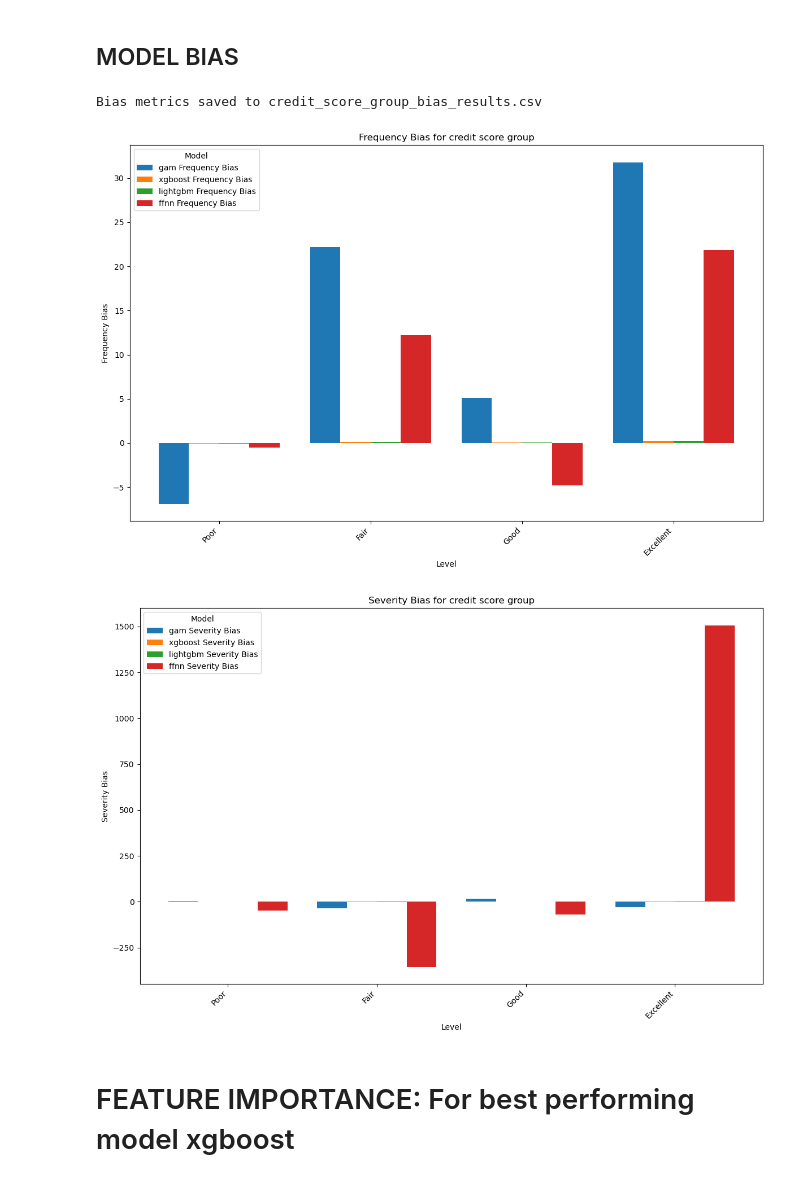
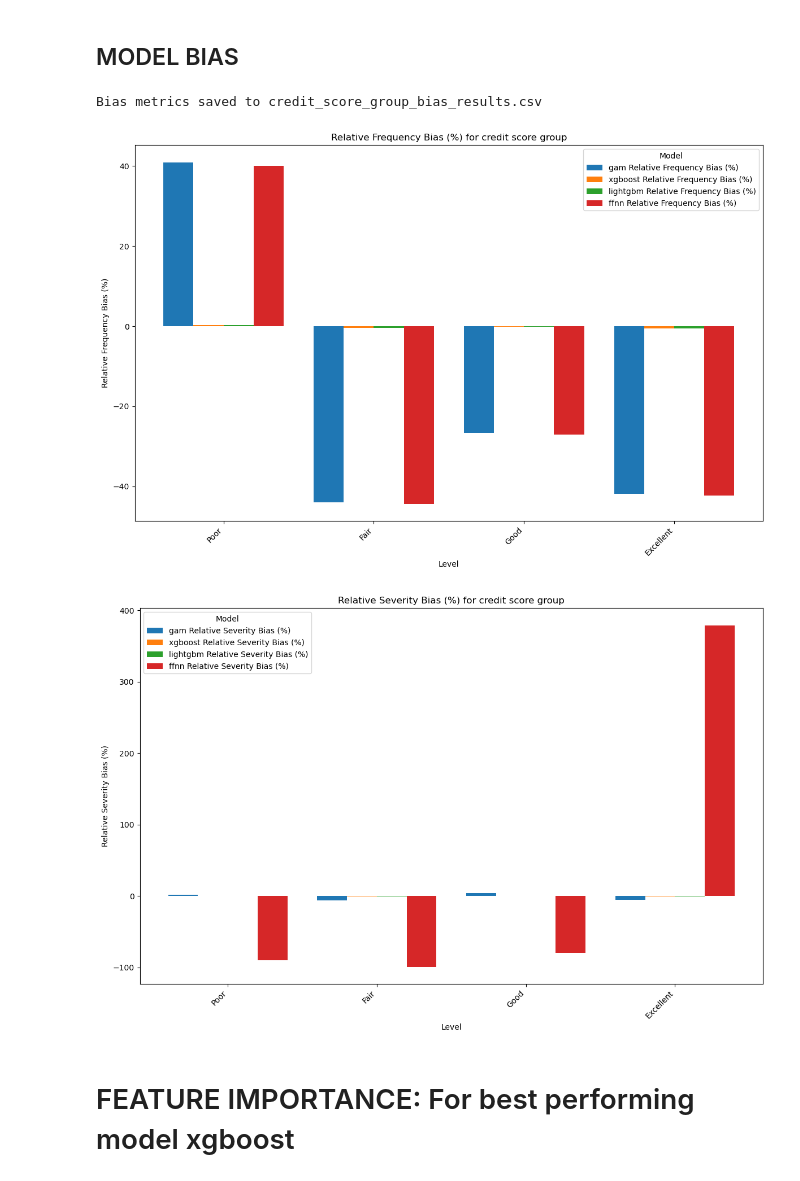
Before and after one commit to joco25/MRP, a Jupyter notebook: _mrp_group_exp1-relative-anti-overfitting.ipynb, the cells around one changed output. Drawn from its saved outputs; the diff is of its cells as text; code cells hidden in the pictures.

```diff
--- a/_mrp_group_exp1-relative-anti-overfitting.ipynb
+++ b/_mrp_group_exp1-relative-anti-overfitting.ipynb
@@ -989,54 +1065,65 @@ def calculate_bias(summary_csv_filename):
 # %%
 import matplotlib.pyplot as plt
 
-def plot_bias_with_grouped_barplots(bias_csv_filename):
+def plot_bias_with_grouped_barplots(bias_csv_filename, save_plots=False, plot_relative=False):
     """Visualize bias for each level within a group using grouped bar plots."""
     bias_df = pd.read_csv(bias_csv_filename)
+    required_columns = ['model', 'frequency_bias', 'severity_bias', 'level', 'group']
+    if plot_relative:
+        required_columns.extend(['relative_frequency_bias', 'relative_severity_bias'])
 
-    # Use 'model' instead of 'model_name'
-    if 'model' not in bias_df.columns:
-        print("Error: 'model' column not found. Available columns are:", bias_df.columns)
-        return
+    for col in required_columns:
+        if col not in bias_df.columns:
+            raise ValueError(f"Error: Required column '{col}' not found in the DataFrame. Available columns are: {bias_df.columns}")
 
     levels = bias_df['level'].unique()
     models = bias_df['model'].unique()
+    frequency_bias_column = 'relative_frequency_bias' if plot_relative else 'frequency_bias'
+    severity_bias_column = 'relative_severity_bias' if plot_relative else 'severity_bias'
+    frequency_bias_label = 'Relative Frequency Bias (%)' if plot_relative else 'Frequency Bias'
+    severity_bias_label = 'Relative Severity Bias (%)' if plot_relative else 'Severity Bias'
 
-    # Plot frequency bias using grouped bar plots
+    # Plot frequency bias
     plt.figure(figsize=(12, 8))
     bar_width = 0.2
     index = np.arange(len(levels))
     for i, model in enumerate(models):
         model_data = bias_df[bias_df['model'] == model]
-        plt.bar(index + i * bar_width, model_data['frequency_bias'], bar_width, label=f'{model} Frequency Bias')
+        plt.bar(index + i * bar_width, model_data[frequency_bias_column], bar_width, label=f'{model} {frequency_bias_label}')
 
-    plt.title(f"Frequency Bias for {bias_df['group'].iloc[0]}")
+    plt.title(f"{frequency_bias_label} for {bias_df['group'].iloc[0]}")
     plt.xlabel('Level')
-    plt.ylabel('Frequency Bias')
+    plt.ylabel(frequency_bias_label)
     plt.xticks(index + bar_width * (len(models) - 1) / 2, levels, rotation=45, ha='right')
     plt.legend(title='Model')
     plt.tight_layout()
+    if save_plots:
+        plt.savefig(f"{bias_df['group'].iloc[0]}_{frequency_bias_column}.png")
     plt.show()
 
-    # Plot severity bias using grouped bar plots
+    # Plot severity bias
     plt.figure(figsize=(12, 8))
     for i, model in enumerate(models):
         model_data = bias_df[bias_df['model'] == model]
-        plt.bar(index + i * bar_width, model_data['severity_bias'], bar_width, label=f'{model} Severity Bias')
+        plt.bar(index + i * bar_width, model_data[severity_bias_column], bar_width, label=f'{model} {severity_bias_label}')
 
-    plt.title(f"Severity Bias for {bias_df['group'].iloc[0]}")
+    plt.title(f"{severity_bias_label} for {bias_df['group'].iloc[0]}")
     plt.xlabel('Level')
-    plt.ylabel('Severity Bias')
+    plt.ylabel(severity_bias_label)
     plt.xticks(index + bar_width * (len(models) - 1) / 2, levels, rotation=45, ha='right')
     plt.legend(title='Model')
     plt.tight_layout()
+    if save_plots:
+        plt.savefig(f"{bias_df['group'].iloc[0]}_{severity_bias_column}.png")
     plt.show()
 # %%
 bias_csv_filename = calculate_bias('credit_score_group_summary_results.csv')
-plot_bias_with_grouped_barplots(bias_csv_filename)
+# plot_bias_with_grouped_barplots(bias_csv_filename, plot_relative=False)
+plot_bias_with_grouped_barplots(bias_csv_filename, plot_relative=True)
 # %% [output]
 Bias metrics saved to credit_score_group_bias_results.csv
-[figure, old version]
+[figure, new version]
-[figure, old version]
+[figure, new version]
 # %% [markdown]
 # FEATURE IMPORTANCE: For best performing model xgboost
 # %%
```
Also changed, not shown: parts of 16 cells of this notebook.
